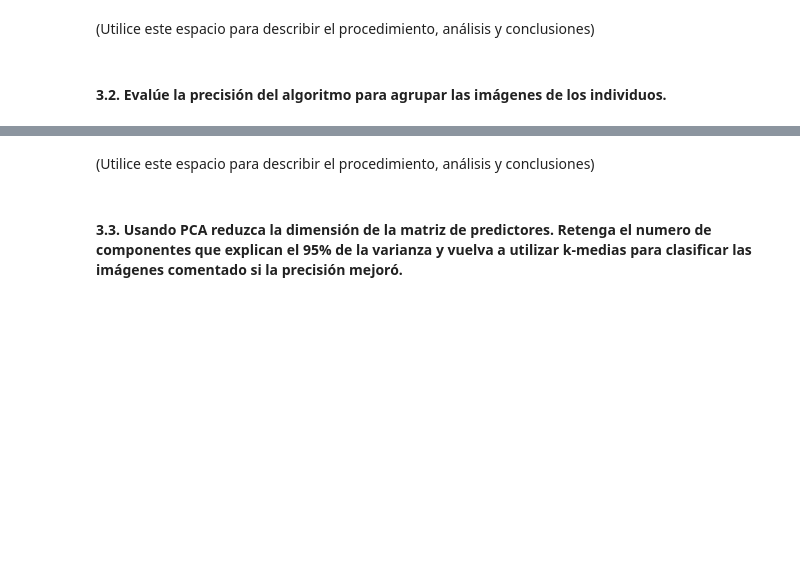
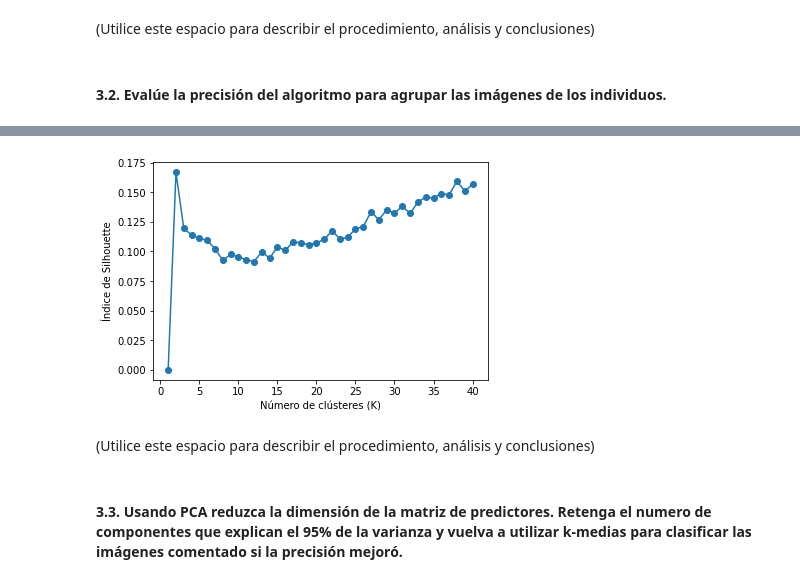
Before and after one commit to jddiaze/AprendizajeNoSupervisado, a Jupyter notebook: Semana3/S3_LC_Taller_Kmeans_Kmedoids.ipynb, the cells around one changed output, grey strips where cells are left out. Saved outputs shown, nothing was run; the diff lists cells and outputs as text; code cells hidden in the pictures; blank space fills up the shorter version.

```diff
--- a/Semana3/S3_LC_Taller_Kmeans_Kmedoids.ipynb
+++ b/Semana3/S3_LC_Taller_Kmeans_Kmedoids.ipynb
@@ -173,3 +205,10 @@ plt.show()
+# %%
+plt.plot(range(1, 41), silhouettes, marker='o')
+plt.xlabel('Número de clústeres (K)')
+plt.ylabel('Índice de Silhouette')
+plt.show()
+# %% [output]
+[figure, added]
 # %% [markdown]
 (Utilice este espacio para describir el procedimiento, análisis y conclusiones)
 # %% [markdown]
```
Also changed, not shown: parts of 3 cells of this notebook.
